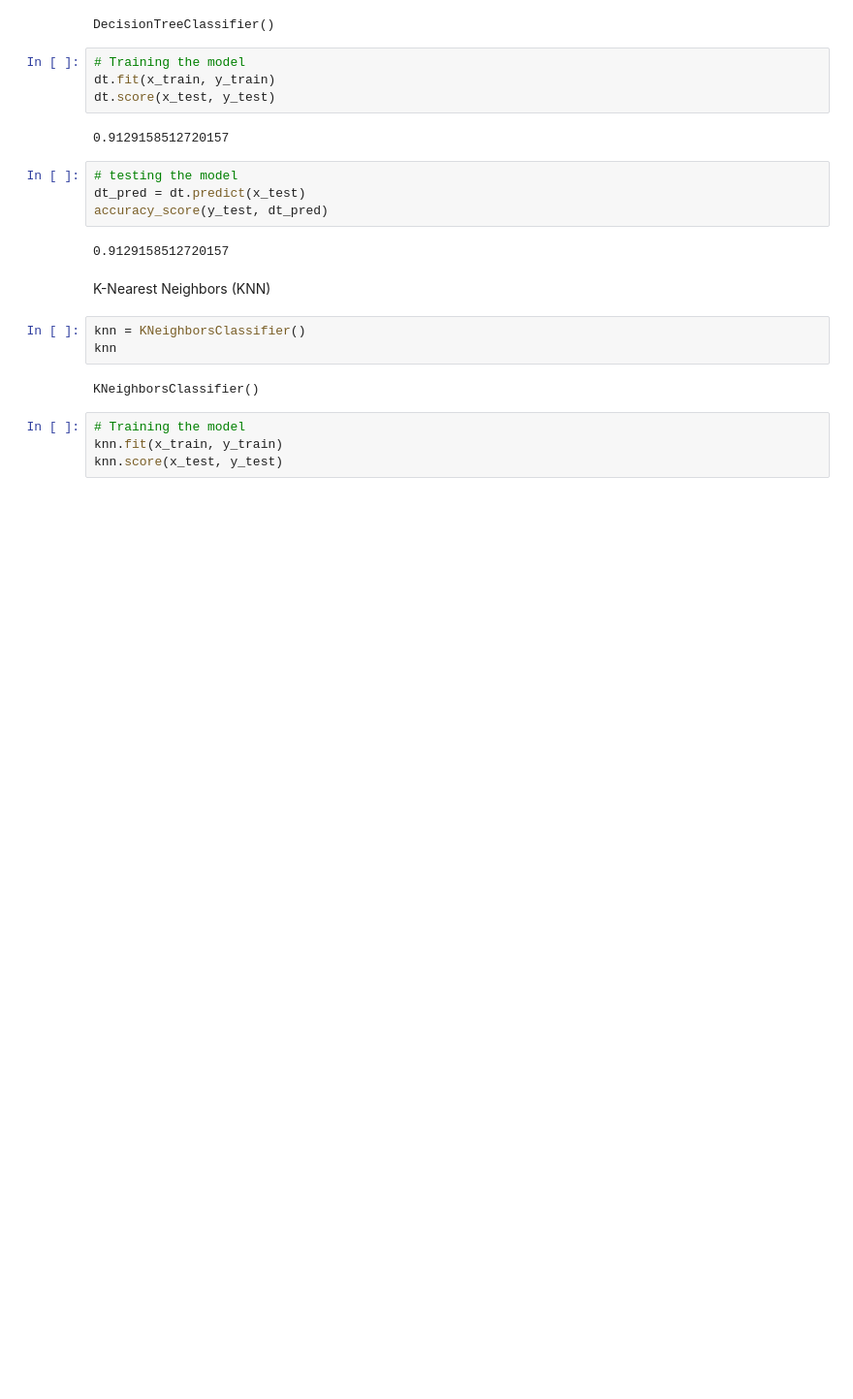
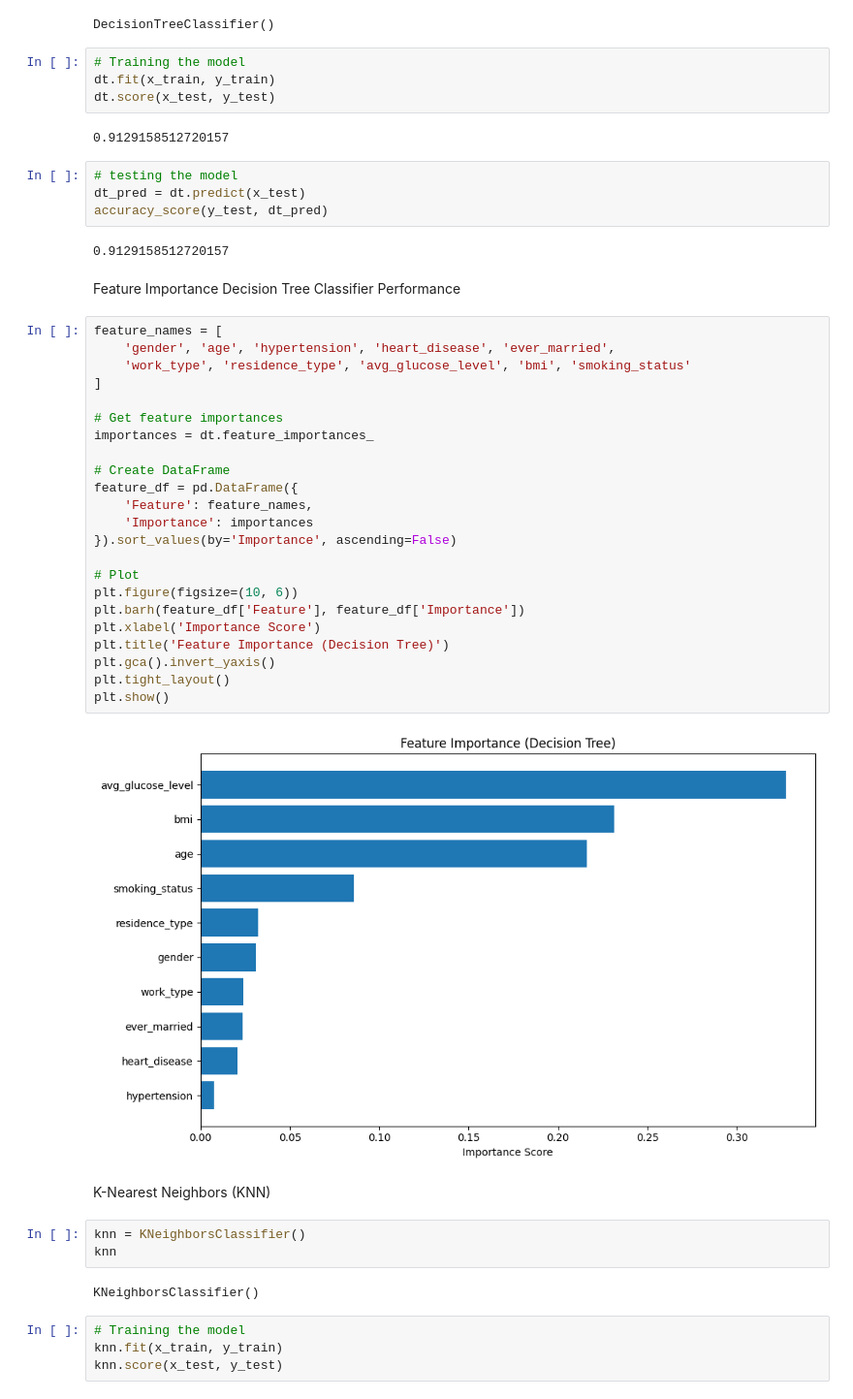
Before and after one commit to omari-kd/Heart-Stroke-Prediction, a Jupyter notebook: 01_notebook/noteboook.ipynb, the cells around one changed output. Shown: that part at 97% size. Cells and saved outputs as stored; diff of their text form; blank space fills up the shorter version.

```diff
--- a/01_notebook/noteboook.ipynb
+++ b/01_notebook/noteboook.ipynb
@@ -285,6 +321,34 @@ dt_pred = dt.predict(x_test)
 accuracy_score(y_test, dt_pred)
 # %% [output]
 0.9129158512720157
+# %% [markdown]
+Feature Importance
+Decision Tree Classifier Performance
+# %%
+feature_names = [
+    'gender', 'age', 'hypertension', 'heart_disease', 'ever_married',
+    'work_type', 'residence_type', 'avg_glucose_level', 'bmi', 'smoking_status'
+]
+
+# Get feature importances
+importances = dt.feature_importances_
+
+# Create DataFrame
+feature_df = pd.DataFrame({
+    'Feature': feature_names,
+    'Importance': importances
+}).sort_values(by='Importance', ascending=False)
+
+# Plot
+plt.figure(figsize=(10, 6))
+plt.barh(feature_df['Feature'], feature_df['Importance'])
+plt.xlabel('Importance Score')
+plt.title('Feature Importance (Decision Tree)')
+plt.gca().invert_yaxis()
+plt.tight_layout()
+plt.show()
+# %% [output]
+[figure, added]
 # %% [markdown]
 K-Nearest Neighbors (KNN)
 # %%
```
Also changed, not shown: parts of 3 cells of this notebook.
